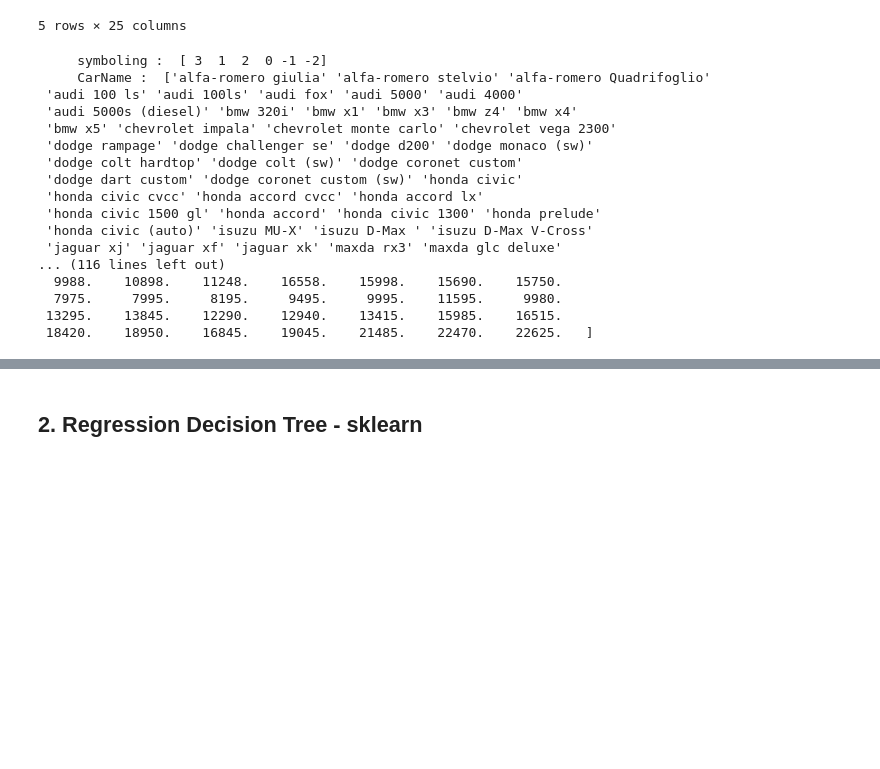
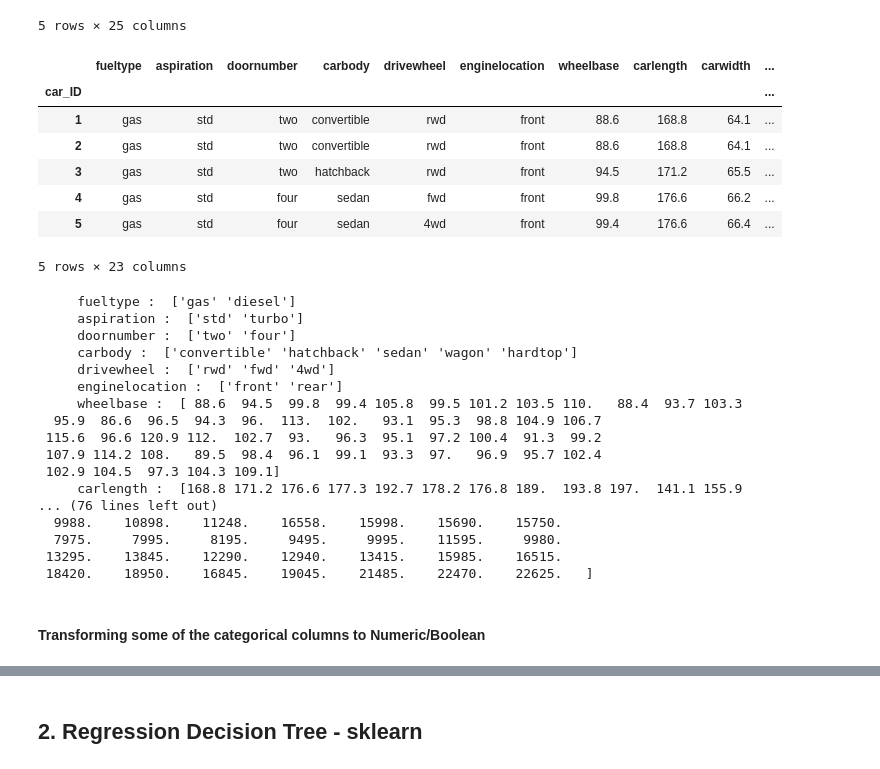
Before and after one commit to colantuono/data-science-python, a Jupyter notebook: decision_tree_regressor_python.ipynb, the cells around one changed output, grey strips where cells are left out. Cells and saved outputs as stored; diff of their text form; code cells hidden in the pictures; blank space fills up the shorter version.

```diff
--- a/decision_tree_regressor_python.ipynb
+++ b/decision_tree_regressor_python.ipynb
@@ -32,26 +33,40 @@ df.head()
 | 4 | 2 | audi 100 ls | gas | std | four | sedan | fwd | front | 99.8 | ... |
 | 5 | 2 | audi 100ls | gas | std | four | sedan | 4wd | front | 99.4 | ... |
 5 rows × 25 columns
+# %%
+df.drop(['symboling', 'CarName'], axis=1, inplace = True)
+df.head()
+# %% [output]
+|  | fueltype | aspiration | doornumber | carbody | drivewheel | enginelocation | wheelbase | carlength | carwidth | ... |
+| car_ID |  |  |  |  |  |  |  |  |  | ... |
+| 1 | gas | std | two | convertible | rwd | front | 88.6 | 168.8 | 64.1 | ... |
+| 2 | gas | std | two | convertible | rwd | front | 88.6 | 168.8 | 64.1 | ... |
+| 3 | gas | std | two | hatchback | rwd | front | 94.5 | 171.2 | 65.5 | ... |
+| 4 | gas | std | four | sedan | fwd | front | 99.8 | 176.6 | 66.2 | ... |
+| 5 | gas | std | four | sedan | 4wd | front | 99.4 | 176.6 | 66.4 | ... |
+5 rows × 23 columns
 # %%
 for i in df.columns:
     datatype = df[i].unique()
     print('    ',i,': ', datatype)
 # %% [output]
-     symboling :  [ 3  1  2  0 -1 -2]
-     CarName :  ['alfa-romero giulia' 'alfa-romero stelvio' 'alfa-romero Quadrifoglio'
- 'audi 100 ls' 'audi 100ls' 'audi fox' 'audi 5000' 'audi 4000'
- 'audi 5000s (diesel)' 'bmw 320i' 'bmw x1' 'bmw x3' 'bmw z4' 'bmw x4'
- 'bmw x5' 'chevrolet impala' 'chevrolet monte carlo' 'chevrolet vega 2300'
- 'dodge rampage' 'dodge challenger se' 'dodge d200' 'dodge monaco (sw)'
- 'dodge colt hardtop' 'dodge colt (sw)' 'dodge coronet custom'
- 'dodge dart custom' 'dodge coronet custom (sw)' 'honda civic'
- 'honda civic cvcc' 'honda accord cvcc' 'honda accord lx'
- 'honda civic 1500 gl' 'honda accord' 'honda civic 1300' 'honda prelude'
- 'honda civic (auto)' 'isuzu MU-X' 'isuzu D-Max ' 'isuzu D-Max V-Cross'
- 'jaguar xj' 'jaguar xf' 'jaguar xk' 'maxda rx3' 'maxda glc deluxe'
-... (116 lines left out)
+     fueltype :  ['gas' 'diesel']
+     aspiration :  ['std' 'turbo']
+     doornumber :  ['two' 'four']
+     carbody :  ['convertible' 'hatchback' 'sedan' 'wagon' 'hardtop']
+     drivewheel :  ['rwd' 'fwd' '4wd']
+     enginelocation :  ['front' 'rear']
+     wheelbase :  [ 88.6  94.5  99.8  99.4 105.8  99.5 101.2 103.5 110.   88.4  93.7 103.3
+  95.9  86.6  96.5  94.3  96.  113.  102.   93.1  95.3  98.8 104.9 106.7
+ 115.6  96.6 120.9 112.  102.7  93.   96.3  95.1  97.2 100.4  91.3  99.2
+ 107.9 114.2 108.   89.5  98.4  96.1  99.1  93.3  97.   96.9  95.7 102.4
+ 102.9 104.5  97.3 104.3 109.1]
+     carlength :  [168.8 171.2 176.6 177.3 192.7 178.2 176.8 189.  193.8 197.  141.1 155.9
+... (76 lines left out)
   9988.    10898.    11248.    16558.    15998.    15690.    15750.
   7975.     7995.     8195.     9495.     9995.    11595.     9980.
  13295.    13845.    12290.    12940.    13415.    15985.    16515.
  18420.    18950.    16845.    19045.    21485.    22470.    22625.   ]
+# %% [markdown]
+#### Transforming some of the categorical columns to Numeric/Boolean
 # %%
```
Also changed, not shown: parts of 19 cells of this notebook, 8 other files.
